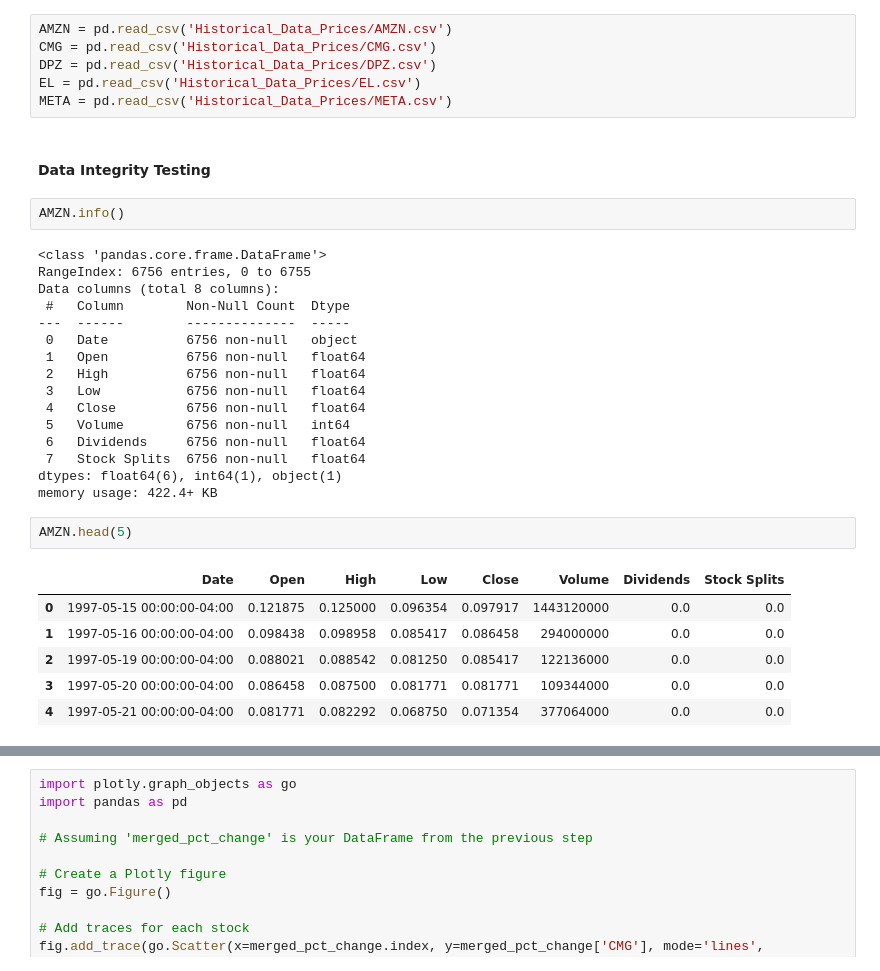
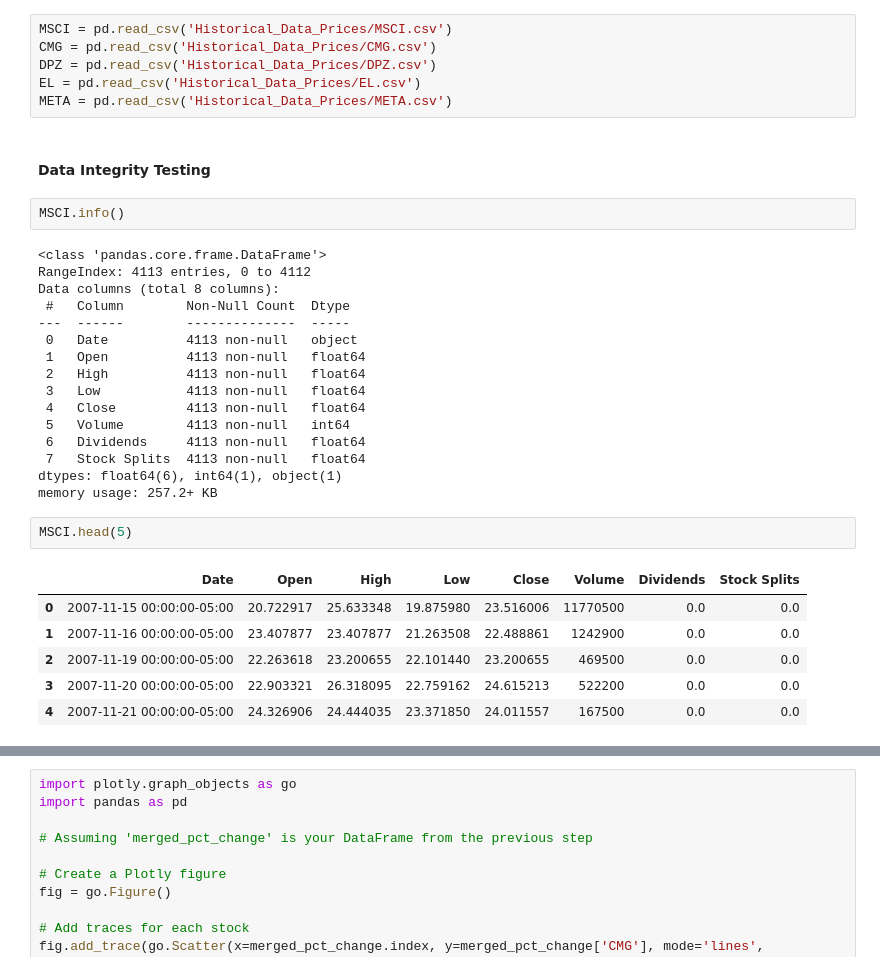
Before and after one commit to aloukrezis01/capital-markets, a Jupyter notebook: Growth Equity EDA.ipynb, the cells around one changed output, grey strips where cells are left out. Drawn from its saved outputs; the diff is of its cells as text.

```diff
--- a/Growth Equity EDA.ipynb
+++ b/Growth Equity EDA.ipynb
@@ -21,7 +21,7 @@ sns.despine(left=True)
 # %% [markdown]
 ### Equity Data Uploading
 # %%
-AMZN = pd.read_csv('Historical_Data_Prices/AMZN.csv')
+MSCI = pd.read_csv('Historical_Data_Prices/MSCI.csv')
 CMG = pd.read_csv('Historical_Data_Prices/CMG.csv')
 DPZ = pd.read_csv('Historical_Data_Prices/DPZ.csv')
 EL = pd.read_csv('Historical_Data_Prices/EL.csv')
@@ -29,29 +29,29 @@ META = pd.read_csv('Historical_Data_Prices/META.csv')
 # %% [markdown]
 #### Data Integrity Testing
 # %%
-AMZN.info()
+MSCI.info()
 # %% [output]
 <class 'pandas.core.frame.DataFrame'>
-RangeIndex: 6756 entries, 0 to 6755
+RangeIndex: 4113 entries, 0 to 4112
 Data columns (total 8 columns):
  #   Column        Non-Null Count  Dtype
 ---  ------        --------------  -----
- 0   Date          6756 non-null   object
- 1   Open          6756 non-null   float64
- 2   High          6756 non-null   float64
- 3   Low           6756 non-null   float64
- 4   Close         6756 non-null   float64
- 5   Volume        6756 non-null   int64
- 6   Dividends     6756 non-null   float64
- 7   Stock Splits  6756 non-null   float64
+ 0   Date          4113 non-null   object
+ 1   Open          4113 non-null   float64
+ 2   High          4113 non-null   float64
+ 3   Low           4113 non-null   float64
+ 4   Close         4113 non-null   float64
+ 5   Volume        4113 non-null   int64
+ 6   Dividends     4113 non-null   float64
+ 7   Stock Splits  4113 non-null   float64
 dtypes: float64(6), int64(1), object(1)
-memory usage: 422.4+ KB
+memory usage: 257.2+ KB
 # %%
-AMZN.head(5)
+MSCI.head(5)
 # %% [output]
 |  | Date | Open | High | Low | Close | Volume | Dividends | Stock Splits |
-| 0 | 1997-05-15 00:00:00-04:00 | 0.121875 | 0.125000 | 0.096354 | 0.097917 | 1443120000 | 0.0 | 0.0 |
-| 1 | 1997-05-16 00:00:00-04:00 | 0.098438 | 0.098958 | 0.085417 | 0.086458 | 294000000 | 0.0 | 0.0 |
-| 2 | 1997-05-19 00:00:00-04:00 | 0.088021 | 0.088542 | 0.081250 | 0.085417 | 122136000 | 0.0 | 0.0 |
-| 3 | 1997-05-20 00:00:00-04:00 | 0.086458 | 0.087500 | 0.081771 | 0.081771 | 109344000 | 0.0 | 0.0 |
-| 4 | 1997-05-21 00:00:00-04:00 | 0.081771 | 0.082292 | 0.068750 | 0.071354 | 377064000 | 0.0 | 0.0 |
+| 0 | 2007-11-15 00:00:00-05:00 | 20.722917 | 25.633348 | 19.875980 | 23.516006 | 11770500 | 0.0 | 0.0 |
+| 1 | 2007-11-16 00:00:00-05:00 | 23.407877 | 23.407877 | 21.263508 | 22.488861 | 1242900 | 0.0 | 0.0 |
+| 2 | 2007-11-19 00:00:00-05:00 | 22.263618 | 23.200655 | 22.101440 | 23.200655 | 469500 | 0.0 | 0.0 |
+| 3 | 2007-11-20 00:00:00-05:00 | 22.903321 | 26.318095 | 22.759162 | 24.615213 | 522200 | 0.0 | 0.0 |
+| 4 | 2007-11-21 00:00:00-05:00 | 24.326906 | 24.444035 | 23.371850 | 24.011557 | 167500 | 0.0 | 0.0 |
```
Also changed, not shown: parts of 8 cells of this notebook, 1 other file.
